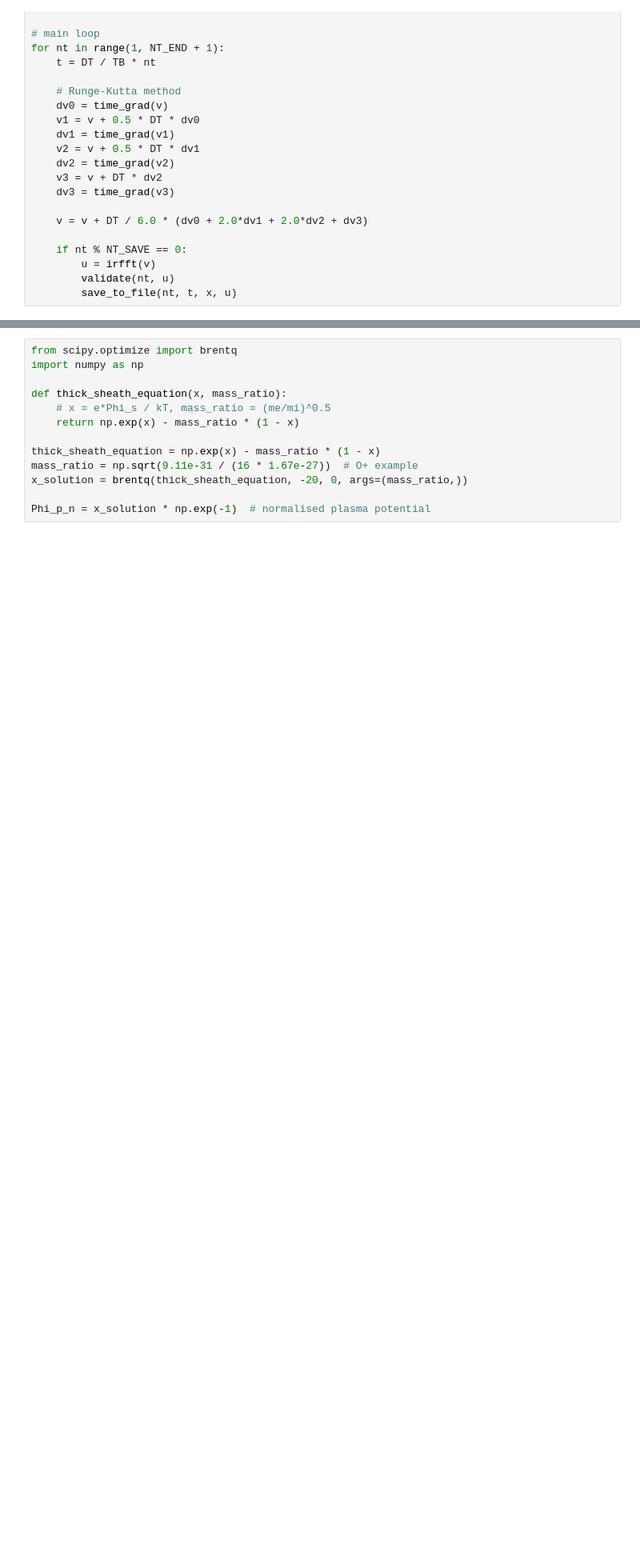
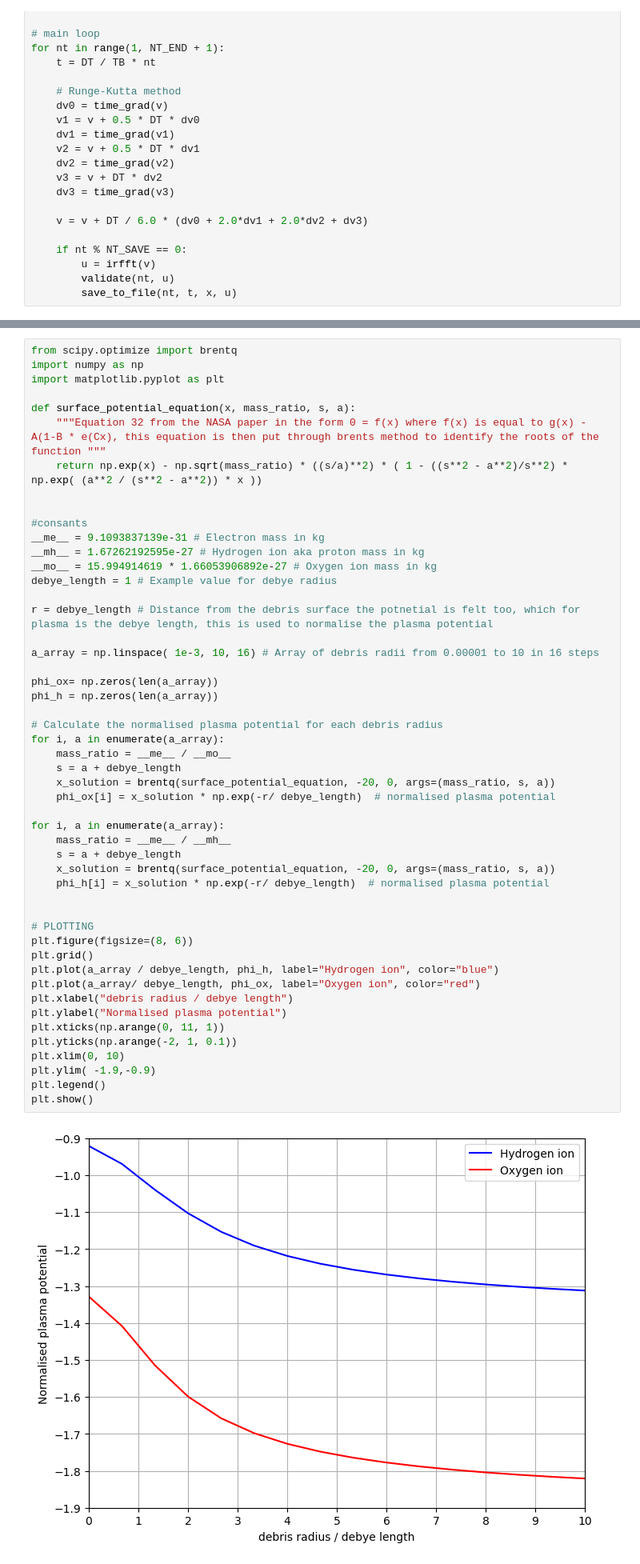
Before and after one commit to lsewards/Forced-kdv-plasma-solitons-simulation, a Jupyter notebook: Plasma soltion simulation.ipynb, the cells around one changed output, grey strips where cells are left out. Shown at 80% size. Saved outputs shown, nothing was run; the diff lists cells and outputs as text; blank space fills up the shorter version.

```diff
--- a/Plasma soltion simulation.ipynb
+++ b/Plasma soltion simulation.ipynb
@@ -259,13 +265,52 @@ for nt in range(1, NT_END + 1):
 # %%
 from scipy.optimize import brentq
 import numpy as np
+import matplotlib.pyplot as plt
 
-def thick_sheath_equation(x, mass_ratio):
-    # x = e*Phi_s / kT, mass_ratio = (me/mi)^0.5
-    return np.exp(x) - mass_ratio * (1 - x)
+def surface_potential_equation(x, mass_ratio, s, a):
+    """Equation 32 from the NASA paper in the form 0 = f(x) where f(x) is equal to g(x) - A(1-B * e(Cx), this equation is then put through brents method to identify the roots of the function """
+    return np.exp(x) - np.sqrt(mass_ratio) * ((s/a)**2) * ( 1 - ((s**2 - a**2)/s**2) * np.exp( (a**2 / (s**2 - a**2)) * x ))
 
-thick_sheath_equation = np.exp(x) - mass_ratio * (1 - x)
-mass_ratio = np.sqrt(9.11e-31 / (16 * 1.67e-27))  # O+ example
-x_solution = brentq(thick_sheath_equation, -20, 0, args=(mass_ratio,))
 
-Phi_p_n = x_solution * np.exp(-1)  # normalised plasma potential
+#consants
+__me__ = 9.1093837139e-31 # Electron mass in kg
+__mh__ = 1.67262192595e-27 # Hydrogen ion aka proton mass in kg
+__mo__ = 15.994914619 * 1.66053906892e-27 # Oxygen ion mass in kg
+debye_length = 1 # Example value for debye radius
+
+r = debye_length # Distance from the debris surface the potnetial is felt too, which for plasma is the debye length, this is used to normalise the plasma potential
+
+a_array = np.linspace( 1e-3, 10, 16) # Array of debris radii from 0.00001 to 10 in 16 steps
+
+phi_ox= np.zeros(len(a_array))
+phi_h = np.zeros(len(a_array))
+
+# Calculate the normalised plasma potential for each debris radius
+for i, a in enumerate(a_array):
+    mass_ratio = __me__ / __mo__
+    s = a + debye_length
+    x_solution = brentq(surface_potential_equation, -20, 0, args=(mass_ratio, s, a))
+    phi_ox[i] = x_solution * np.exp(-r/ debye_length)  # normalised plasma potential
+
+for i, a in enumerate(a_array):
+    mass_ratio = __me__ / __mh__
+    s = a + debye_length
+    x_solution = brentq(surface_potential_equation, -20, 0, args=(mass_ratio, s, a))
+    phi_h[i] = x_solution * np.exp(-r/ debye_length)  # normalised plasma potential
+
+
+# PLOTTING
+plt.figure(figsize=(8, 6))
+plt.grid()
+plt.plot(a_array / debye_length, phi_h, label="Hydrogen ion", color="blue")
+plt.plot(a_array/ debye_length, phi_ox, label="Oxygen ion", color="red")
+plt.xlabel("debris radius / debye length")
+plt.ylabel("Normalised plasma potential")
+plt.xticks(np.arange(0, 11, 1))
+plt.yticks(np.arange(-2, 1, 0.1))
+plt.xlim(0, 10)
+plt.ylim( -1.9,-0.9)
+plt.legend()
+plt.show()
+# %% [output]
+[figure, added]
```
Also changed, not shown: parts of 9 cells of this notebook.
